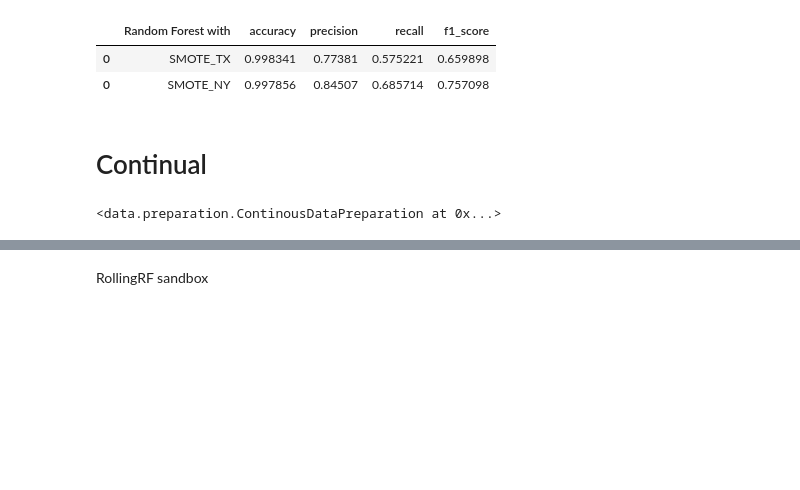
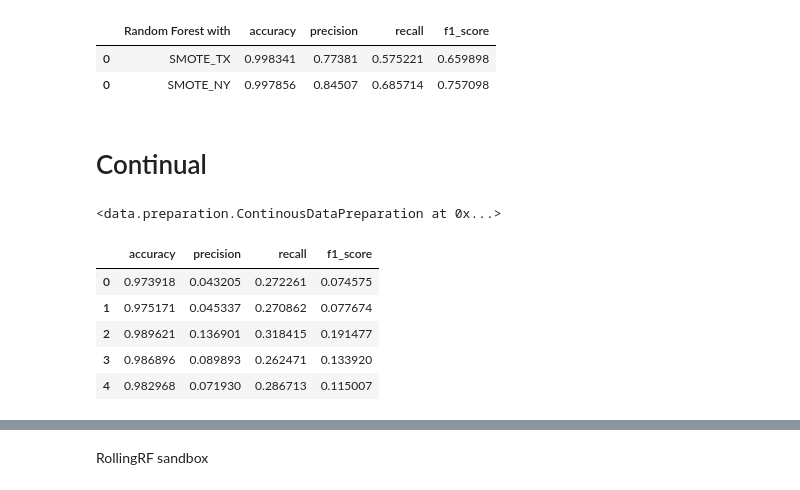
Before and after one commit to botondklenk/continual-fraud, a Jupyter notebook: notebooks/continual_rfc_states.ipynb, the cells around one changed output, grey strips where cells are left out. Cells and saved outputs as stored; diff of their text form; code cells hidden in the pictures; blank space fills up the shorter version.

```diff
--- a/notebooks/continual_rfc_states.ipynb
+++ b/notebooks/continual_rfc_states.ipynb
@@ -133,54 +135,52 @@ prep.fit()
 X_test, y_test = DataLoader('../data/fraudTest.csv').load()
 X_test = prep.transform(X_test)
 # %%
-# gen_rf = FeatureGenerator()
-# X, y = loader.load_state_by_id(0)
-# X = prep.transform(X)
-# X, y = smote = SMOTE(
-#     random_state=42,
-#     sampling_strategy=0.2,
-#     n_jobs=-1).fit_resample(X, y)
-# rfc = RandomForestClassifier(n_estimators=75, n_jobs=-1).fit(X, y)
+gen_rf = FeatureGenerator()
+X, y = loader.load_state_by_id(0)
+X = prep.transform(X)
+rfc = RandomForestClassifier(n_estimators=75, n_jobs=-1).fit(X, y)
 
-# y_pred = rfc.predict(X_test)
-# metrics = evaluate_model(y_test, y_pred)
-# scores = pd.DataFrame(metrics, index=[0])
+y_pred = rfc.predict(X_test)
+metrics = evaluate_model(y_test, y_pred)
+scores_gen = pd.DataFrame(metrics, index=[0])
 
-# gen_rf.register(rfc).reinforce(X)
-# gen_rf.update_moments(X)
+gen_rf.register(rfc).reinforce(X)
+gen_rf.update_moments(X)
 
-# # loader.get_state_list_size()
-# for i in tqdm(range(1, 5)):
-#   X_new, y_new = loader.load_state_by_id(i)
-#   X_new = prep.transform(X_new)
-#   X_new, y_new = SMOTE(
-#     random_state=42,
-#     sampling_strategy=0.2,
-#     n_jobs=-1).fit_resample(X_new, y_new)
-#   # generate new data
-#   # please tailor approx_n for the problem at hand
-#   # Boti: len(y_new) to be the same size as the new data
-#   X_gen, w_gen = gen_rf.generate(approx_n=len(y_new))
-#   proba = gen_rf.predict_proba(X_gen)
-#   y_gen = np.argmax(proba, axis=1)
-#   # sample_weights = (-np.sort(-proba, axis=1)[:,:1]).flatten() * w_gen
-#   # X_gen, y_gen, sample_weights = class_sampling(X_gen, proba, w_gen)
+# loader.get_state_list_size()
+for i in tqdm(range(1, 5)):
+  X_new, y_new = loader.load_state_by_id(i)
+  X_new = prep.transform(X_new)
+  # generate new data
+  # please tailor approx_n for the problem at hand
+  X_gen, w_gen = gen_rf.generate(120000)
+  proba = gen_rf.predict_proba(X_gen)
+  y_gen = np.argmax(proba, axis=1)
+  sample_weights = (-np.sort(-proba, axis=1)[:,:1]).flatten()
+  # X_gen, y_gen, sample_weights = class_sampling(X_gen, proba, w_gen)
 
-#   # merge with current data
-#   X_all = np.concatenate([X_new, X_gen], axis=0)
-#   y_all = np.concatenate([y_new, y_gen], axis=0)
-#   # w = np.concatenate([[1]*len(y_new), sample_weights], axis=0)
+  # merge with current data
+  X_all = np.concatenate([X_new, X_gen], axis=0)
+  y_all = np.concatenate([y_new, y_gen], axis=0)
+  w = np.concatenate([[1]*len(y_new), sample_weights], axis=0)
 
-#   # train a new forest from all the data
-#   rfc = RandomForestClassifier(n_estimators=75, n_jobs=-1).fit(X_all, y_all)
-#   gen_rf.register(rfc).reinforce(X_gen, w_gen)
+  # train a new forest from all the data
+  rfc = RandomForestClassifier(n_estimators=75, n_jobs=-1).fit(X_all, y_all, sample_weight=w)
+  gen_rf.register(rfc).reinforce(X_gen, w_gen)
 
-#   # this is called regardless of retraining
-#   gen_rf.reinforce(X_new).update_moments(X_new)
+  # this is called regardless of retraining
+  gen_rf.reinforce(X_new).update_moments(X_new)
 
-#   y_pred = rfc.predict(X_test)
-#   metrics = evaluate_model(y_test, y_pred)
-#   smote_score = pd.DataFrame(metrics, index=[i])
-#   scores = pd.concat([scores, smote_score])
+  y_pred = rfc.predict(X_test)
+  metrics = evaluate_model(y_test, y_pred)
+  smote_score = pd.DataFrame(metrics, index=[i])
+  scores_gen = pd.concat([scores_gen, smote_score])
 
-# scores
+scores_gen
+# %% [output]
+|  | accuracy | precision | recall | f1_score |
+| 0 | 0.973918 | 0.043205 | 0.272261 | 0.074575 |
+| 1 | 0.975171 | 0.045337 | 0.270862 | 0.077674 |
+| 2 | 0.989621 | 0.136901 | 0.318415 | 0.191477 |
+| 3 | 0.986896 | 0.089893 | 0.262471 | 0.133920 |
+| 4 | 0.982968 | 0.071930 | 0.286713 | 0.115007 |
```
Also changed, not shown: parts of 8 cells of this notebook.
